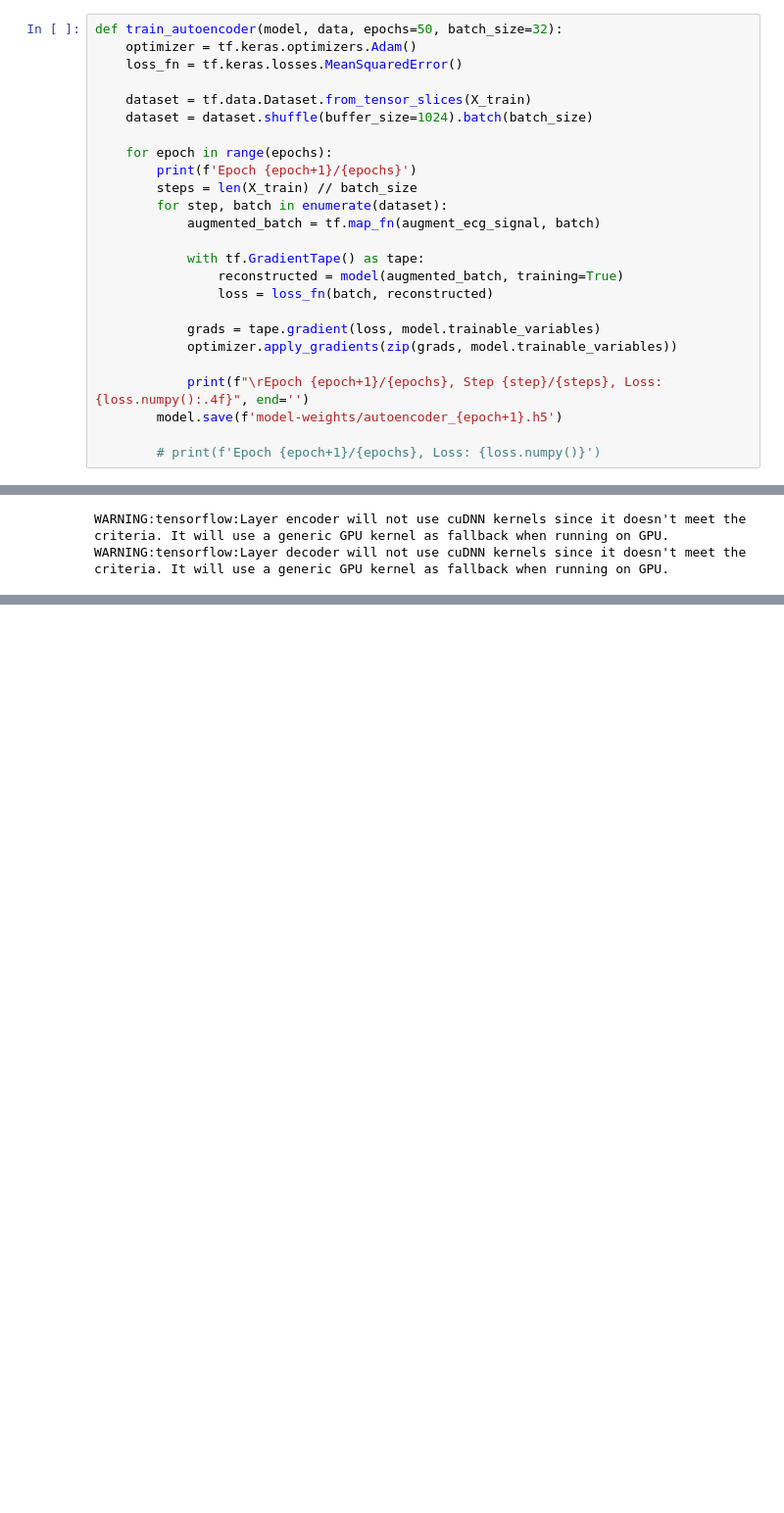
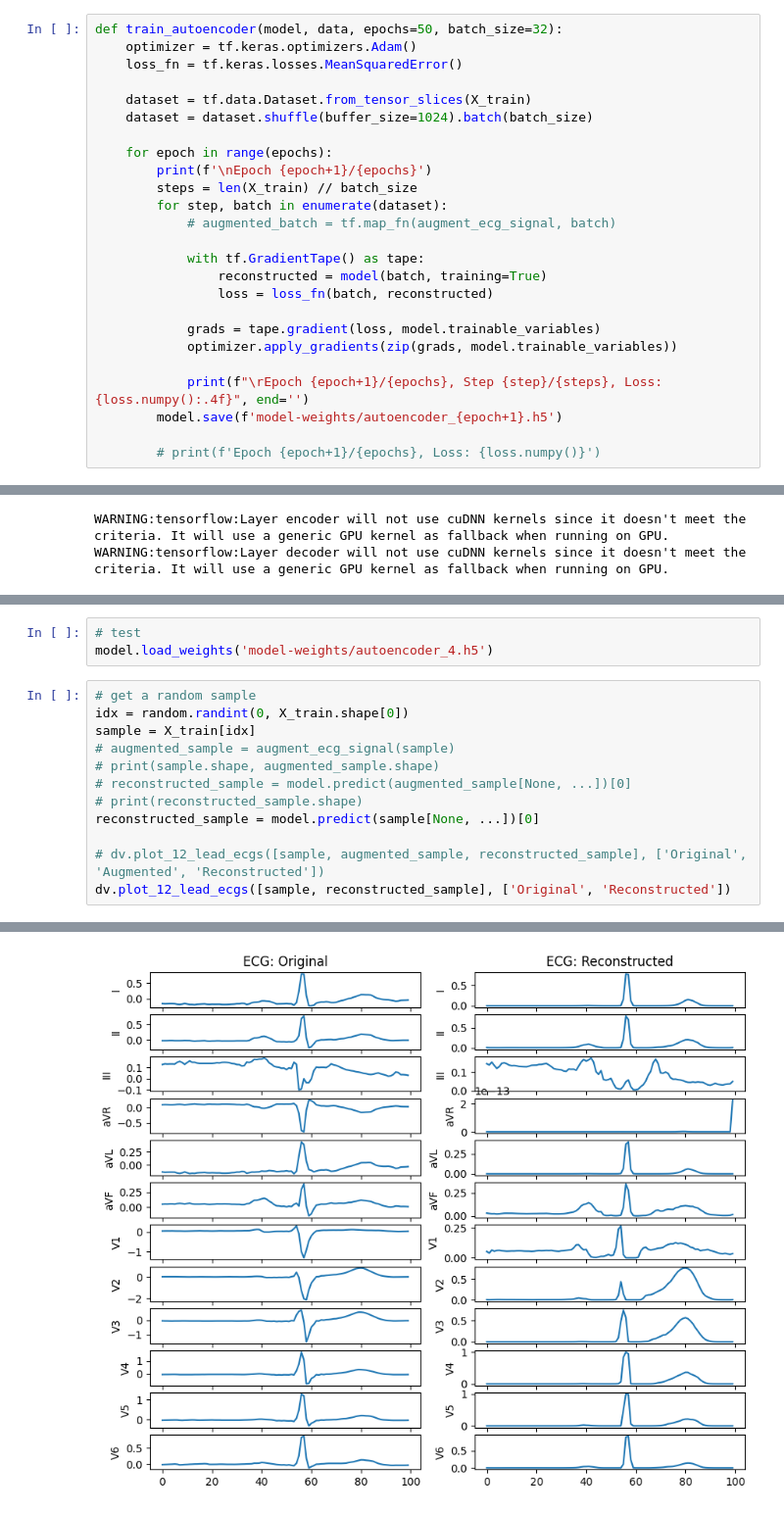
Before and after one commit to raaifhadadi/FYP, a Jupyter notebook: PTB_XL_AE.ipynb, the cells around one changed output, grey strips where cells are left out. Shown at 98% size. Drawn from its saved outputs; the diff is of its cells as text; blank space fills up the shorter version.

```diff
--- a/PTB_XL_AE.ipynb
+++ b/PTB_XL_AE.ipynb
@@ -110,13 +104,13 @@ def train_autoencoder(model, data, epochs=50, batch_size=32):
     dataset = dataset.shuffle(buffer_size=1024).batch(batch_size)
 
     for epoch in range(epochs):
-        print(f'Epoch {epoch+1}/{epochs}')
+        print(f'\nEpoch {epoch+1}/{epochs}')
         steps = len(X_train) // batch_size
         for step, batch in enumerate(dataset):
-            augmented_batch = tf.map_fn(augment_ecg_signal, batch)
+            # augmented_batch = tf.map_fn(augment_ecg_signal, batch)
 
             with tf.GradientTape() as tape:
-                reconstructed = model(augmented_batch, training=True)
+                reconstructed = model(batch, training=True)
                 loss = loss_fn(batch, reconstructed)
 
             grads = tape.gradient(loss, model.trainable_variables)
@@ -193,0 +188,16 @@ To enable them in other operations, rebuild TensorFlow with the appropriate comp
+# %%
+# test
+model.load_weights('model-weights/autoencoder_4.h5')
+# %%
+# get a random sample
+idx = random.randint(0, X_train.shape[0])
+sample = X_train[idx]
+# augmented_sample = augment_ecg_signal(sample)
+# print(sample.shape, augmented_sample.shape)
+# reconstructed_sample = model.predict(augmented_sample[None, ...])[0]
+# print(reconstructed_sample.shape)
+reconstructed_sample = model.predict(sample[None, ...])[0]
+
+# dv.plot_12_lead_ecgs([sample, augmented_sample, reconstructed_sample], ['Original', 'Augmented', 'Reconstructed'])
+dv.plot_12_lead_ecgs([sample, reconstructed_sample], ['Original', 'Reconstructed'])
+# %% [output]
@@ -193,0 +205 @@ To enable them in other operations, rebuild TensorFlow with the appropriate comp
+[figure, added]
```
Also changed, not shown: parts of 7 cells of this notebook.
